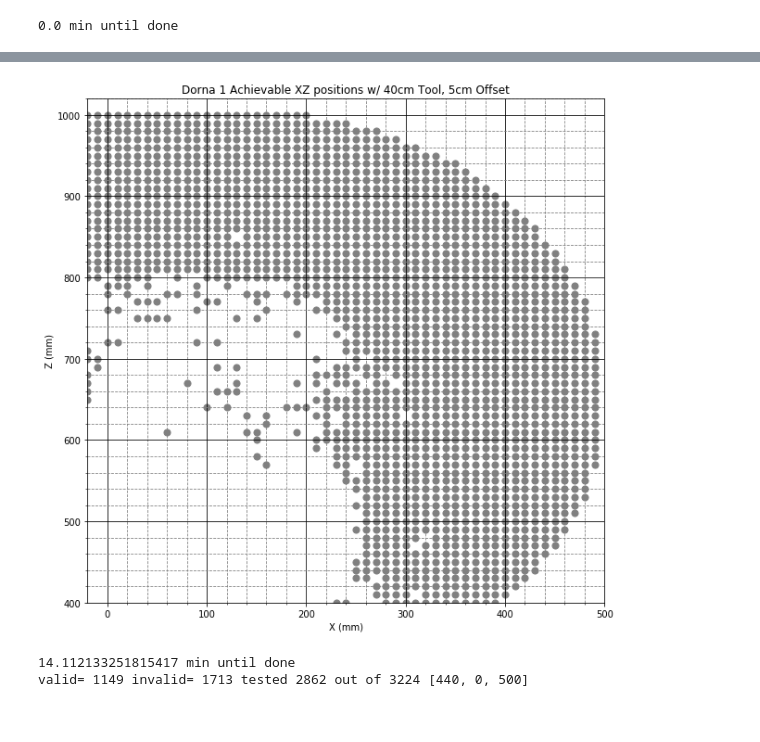
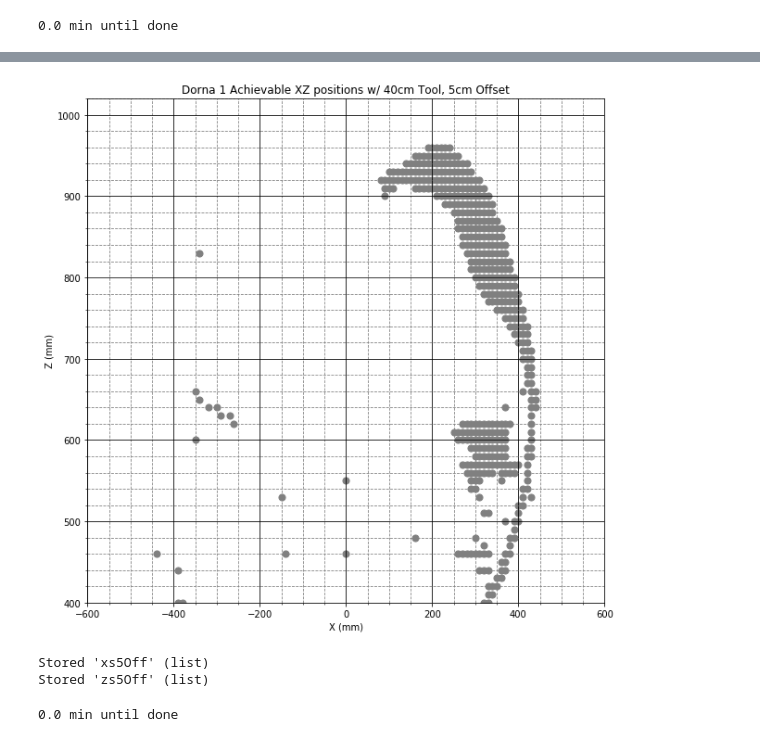
Before and after one commit to mbackasNuCurrent/Robotics, a Jupyter notebook: Python/LatestSims/5cmOffsetFindJointSpace.ipynb, the cells around one changed output, grey strips where cells are left out. Saved outputs shown, nothing was run; the diff lists cells and outputs as text; code cells hidden in the pictures.

```diff
--- a/Python/LatestSims/5cmOffsetFindJointSpace.ipynb
+++ b/Python/LatestSims/5cmOffsetFindJointSpace.ipynb
@@ -5,20 +5,20 @@ from time import time
 inTOmm = 25.4;
 
 # Joint Axes Orientations
-a0 = [0,0,1];
-a1 = [0,-1,0];
-a2 = [0,-1,0];
-a3 = [0,-1,0];
-a4 = [1,0,0];
-a5 = [1,0,0];
+a0 = [0, 0,1.0001];
+a1 = [0,-1.0001,0];
+a2 = [0,-1.0001,0];
+a3 = [0,-1.0001,0];
+a4 = [1.0001, 0,0];
+a5 = [0, 0,1.0001];
 
 # Joint Axes Positions (Ant point on axis)
 q0 = [0,0,0];
-q1 = [3.76*inTOmm,0,8.11*inTOmm];
-q2 = [11.76*inTOmm,0,8.11*inTOmm];
-q3 = [17.76*inTOmm,0,8.11*inTOmm];
-q4 = [19.48*inTOmm,0,8.11*inTOmm];
-q5 = [19.48*inTOmm,50,8.11*inTOmm];
+q1 = [3.76*inTOmm,0.0001,8.11*inTOmm];
+q2 = [11.76*inTOmm,0.0001,8.11*inTOmm];
+q3 = [17.76*inTOmm,0.0001,8.11*inTOmm];
+q4 = [19.48*inTOmm,0.0001,8.11*inTOmm];
+q5 = [19.48*inTOmm+50,50,8.11*inTOmm];
 
 # Convert to Screws (rotation about an axis+linear motions along screw)
 s0 = toScrew(a0,q0);
@@ -42,7 +42,7 @@ M=toPose(toolRot,toolPos); # Assemble Pose Matrix of Tool in space frame coordia
 
 # define goal Pose
 goalRot = np.eye(3);
-X=np.arange(-20,500,10);
+X=np.arange(-600,600,10);
 # Y=X;
 Y=np.array([0])
 Z=np.arange(400,1020,10)
@@ -62,7 +62,7 @@ validThetas
 # %%
 import matplotlib.pyplot as plt
 
-ang= np.pi/2
+ang= 0
 validThetaOffset, thetaMapOffset = validThetas(X,Y,Z,S,M,goalRot,ang)
 # %% [output]
 0.0 min until done
@@ -118,50 +121,50 @@ validThetaOffset, thetaMapOffset = validThetas(X,Y,Z,S,M,goalRot,ang)
 # %%
 validTheta=validThetaOffset
 import matplotlib.pyplot as plt
 fig = plt.figure(figsize=(10,10))
 plt.minorticks_on()
 plt.grid(b=True, which='major', color='black', linestyle='-')
 plt.grid(b=True, which='minor', color='gray', linestyle='--')
-plt.xlim(-20,500)
+plt.xlim(-600,600)
 plt.ylim(400,1020)
 plt.xlabel('X (mm)')
 plt.ylabel('Z (mm)')
 xs=[]
 zs=[]
 for i in range(X.size):
     for j in range(Y.size):
         for k in range(Z.size):
             if(validTheta[i,j,k]>0):
                 xs.append(X[i])
                 zs.append(Z[k])
 #                 print(validTheta[i,j,k])
 for i in range(len(zs)):
     zs[i]=zs[i]
 # print(xs)
 # print(zs)
 plt.scatter(xs,zs,s=50,color='gray')
 plt.title("Dorna 1 Achievable XZ positions w/ 40cm Tool, 5cm Offset")
 plt.savefig("XZ_SpatialFreedom40cmTool5cmOffset.png")
 xs5Off = xs
 zs5Off = zs
 # %% [output]
-[figure, old version]
+[figure, new version]
 # %%
-# xs5Off = xs
-# zs5Off = zs
-# %store xs5Off zs5Off
-%store -r xs5Off zs5Off
+%store xs5Off zs5Off
+# %store -r xs5Off zs5Off
+# %% [output]
+Stored 'xs5Off' (list)
+Stored 'zs5Off' (list)
 # %%
 from math import sqrt
 goalRot = np.array([[sqrt(2)/2,0,-sqrt(2)/2],[0,1,0],[sqrt(2)/2,0,sqrt(2)/2]]).transpose()
 xs = np.array(xs)
 zs = np.array(zs)
 # %%
-ang = np.pi/4
+ang = -np.pi/4
 validThetaMinus45Offset, thetaMapMinus45Offset = validThetas(X,Y,Z,S,M,goalRot,ang)
 # %% [output]
-14.112133251815417 min until done
-valid= 1149 invalid= 1713 tested 2862 out of 3224 [440, 0, 500]
+0.0 min until done
 # %%
 %store validThetaMinus45Offset
 # %store -r validThetaMinus45Offset
```
Also changed, not shown: parts of 4 cells of this notebook, 12 other files.
